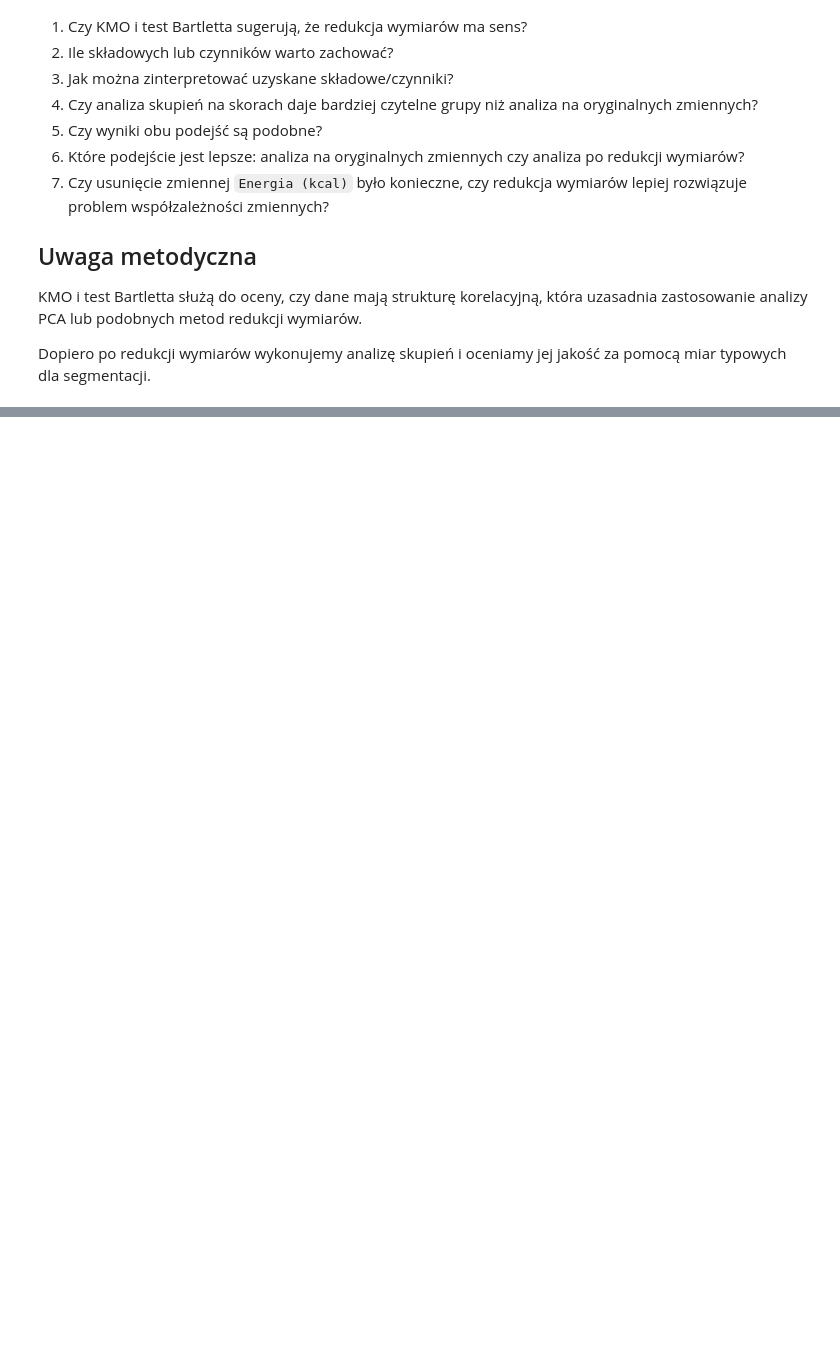
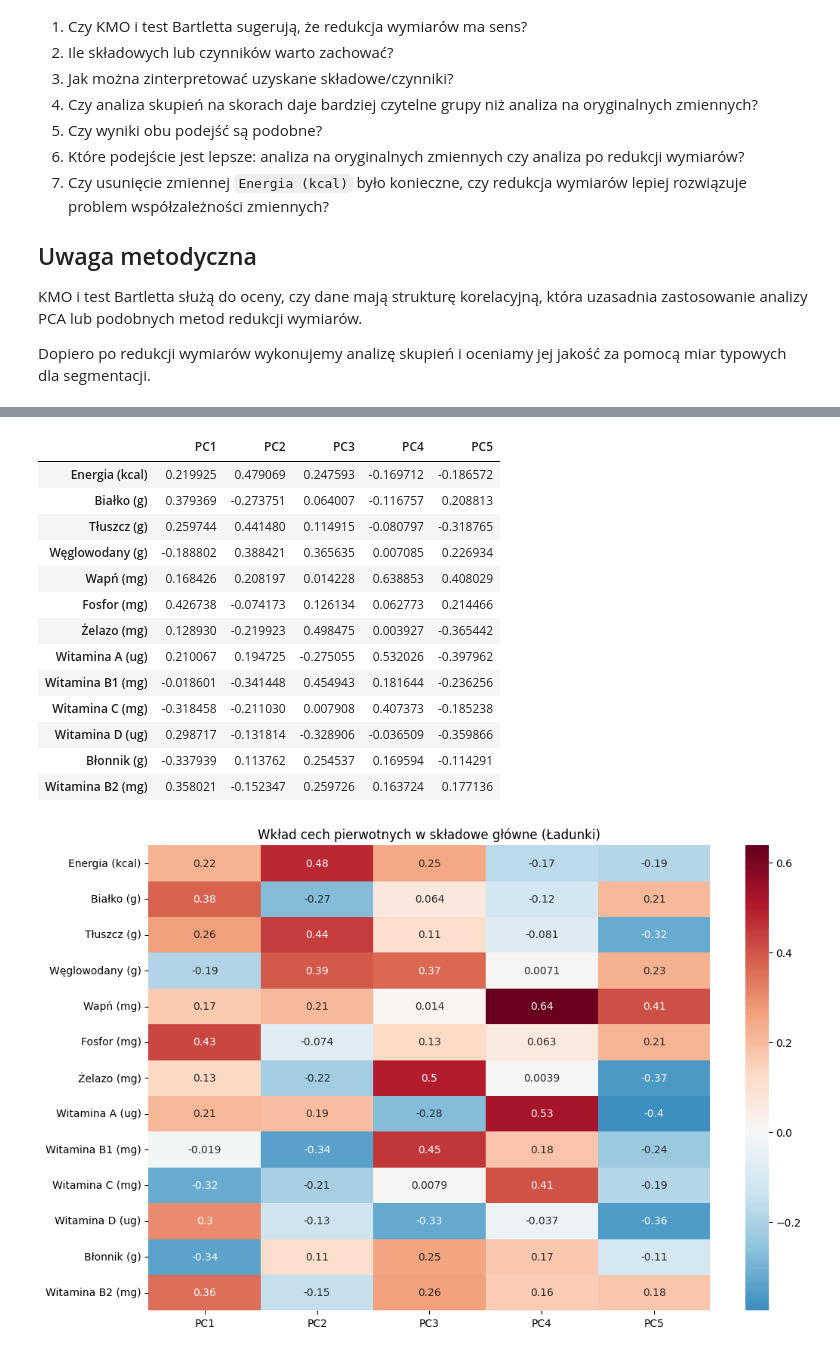
Before and after one commit to kingaorlowicz/Data_Mining_agh, a Jupyter notebook: lab3/Ingredients_AGH_LAB.ipynb, the cells around one changed output, grey strips where cells are left out. Cells and saved outputs as stored; diff of their text form; code cells hidden in the pictures; blank space fills up the shorter version.

```diff
--- a/lab3/Ingredients_AGH_LAB.ipynb
+++ b/lab3/Ingredients_AGH_LAB.ipynb
@@ -1085,0 +1203,7 @@ Dopiero po redukcji wymiarów wykonujemy analizę skupień i oceniamy jej jakoś
+# %%
+pca_final = PCA(n_components=5, random_state=seed)
+food_pca_data = pca_final.fit_transform(scaled_food_df)
+
+pca_cols = [f'PC{i+1}' for i in range(5)]
+food_pca_df = pd.DataFrame(food_pca_data, columns=pca_cols, index=scaled_food_df.index)
+food_pca_df.head()
@@ -1085,0 +1217,29 @@ Dopiero po redukcji wymiarów wykonujemy analizę skupień i oceniamy jej jakoś
+# %%
+loadings = pd.DataFrame(
+    pca_final.components_.T,
+    columns=pca_cols,
+    index=predictors
+)
+
+display(loadings)
+
+plt.figure(figsize=(12, 8))
+sns.heatmap(loadings, annot=True, cmap='RdBu_r', center=0)
+plt.title('Wkład cech pierwotnych w składowe główne (Ładunki)')
+plt.show()
+# %% [output]
+|  | PC1 | PC2 | PC3 | PC4 | PC5 |
+| Energia (kcal) | 0.219925 | 0.479069 | 0.247593 | -0.169712 | -0.186572 |
+| Białko (g) | 0.379369 | -0.273751 | 0.064007 | -0.116757 | 0.208813 |
+| Tłuszcz (g) | 0.259744 | 0.441480 | 0.114915 | -0.080797 | -0.318765 |
+| Węglowodany (g) | -0.188802 | 0.388421 | 0.365635 | 0.007085 | 0.226934 |
+| Wapń (mg) | 0.168426 | 0.208197 | 0.014228 | 0.638853 | 0.408029 |
+| Fosfor (mg) | 0.426738 | -0.074173 | 0.126134 | 0.062773 | 0.214466 |
+| Żelazo (mg) | 0.128930 | -0.219923 | 0.498475 | 0.003927 | -0.365442 |
+| Witamina A (ug) | 0.210067 | 0.194725 | -0.275055 | 0.532026 | -0.397962 |
+| Witamina B1 (mg) | -0.018601 | -0.341448 | 0.454943 | 0.181644 | -0.236256 |
+| Witamina C (mg) | -0.318458 | -0.211030 | 0.007908 | 0.407373 | -0.185238 |
+| Witamina D (ug) | 0.298717 | -0.131814 | -0.328906 | -0.036509 | -0.359866 |
+| Błonnik (g) | -0.337939 | 0.113762 | 0.254537 | 0.169594 | -0.114291 |
+| Witamina B2 (mg) | 0.358021 | -0.152347 | 0.259726 | 0.163724 | 0.177136 |
+[figure, added]
```
Also changed, not shown: parts of 23 cells of this notebook.
